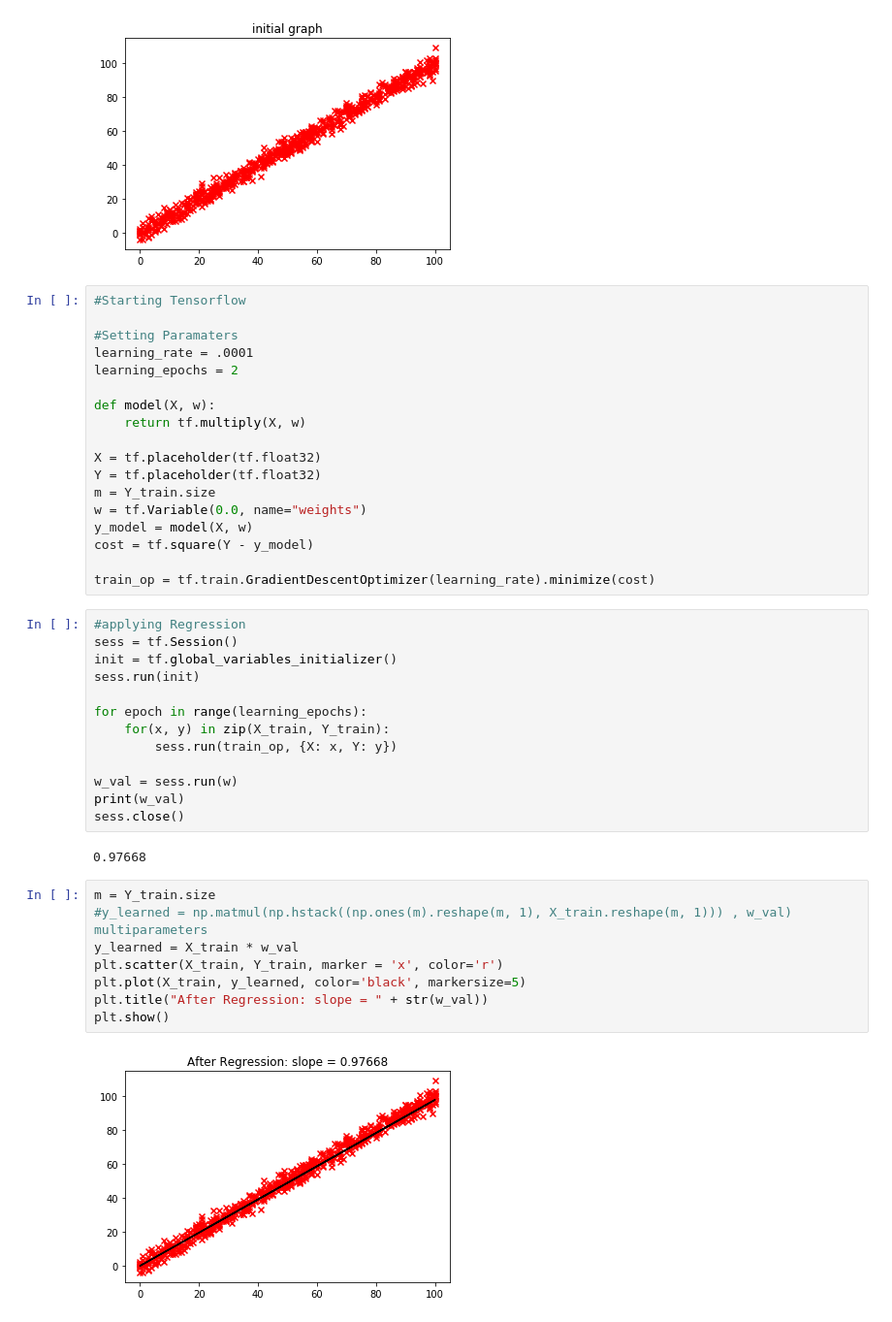
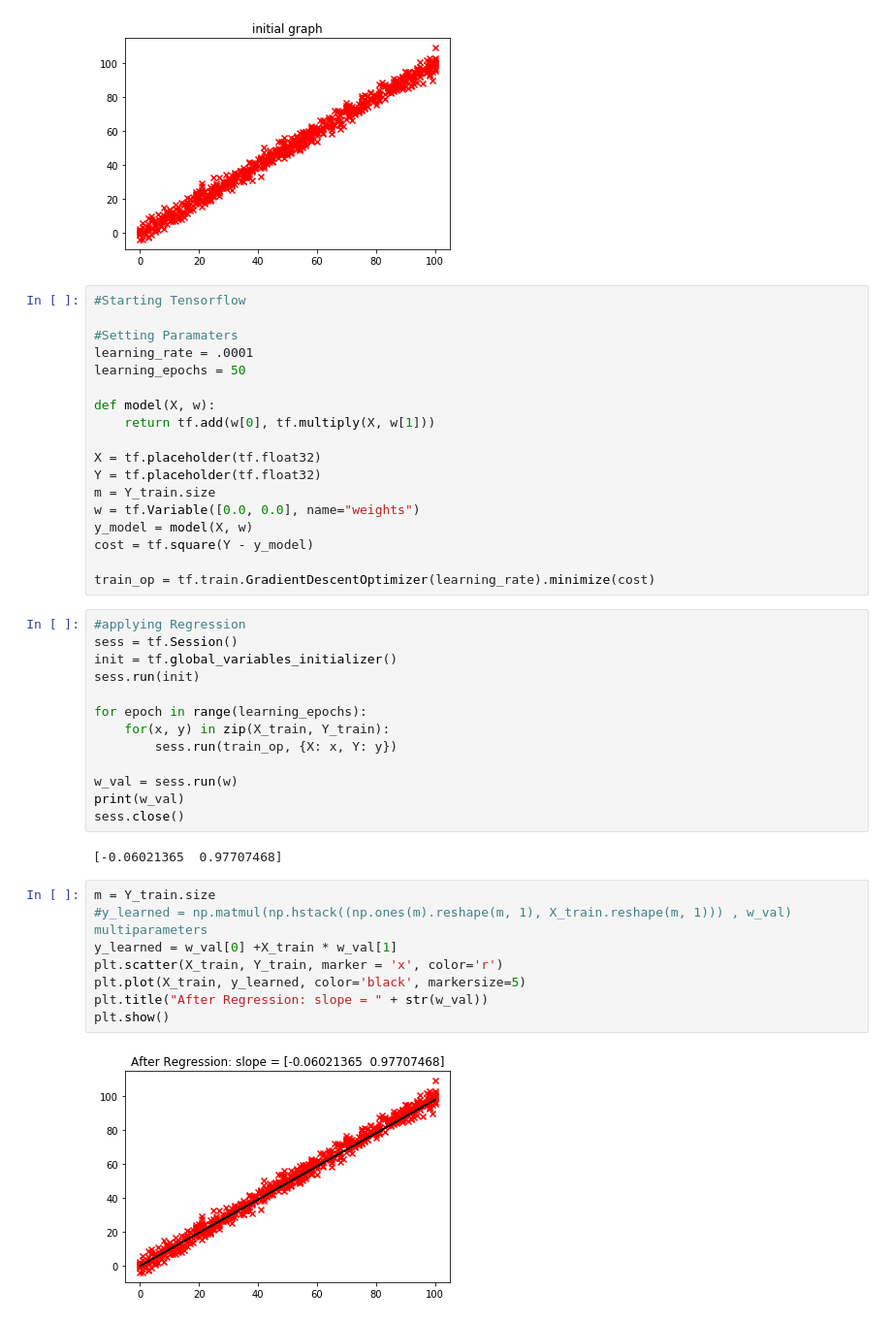
Before and after one commit to rehmanm/deep-learning, a Jupyter notebook: tensorflow-keras/Task4/random_linear_regression_nishant_shukla.ipynb, the cells around one changed output. Shown at 97% size. Cells and saved outputs as stored; diff of their text form.

```diff
--- a/tensorflow-keras/Task4/random_linear_regression_nishant_shukla.ipynb
+++ b/tensorflow-keras/Task4/random_linear_regression_nishant_shukla.ipynb
@@ -19,15 +19,15 @@ plt.show()
 
 #Setting Paramaters
 learning_rate = .0001
-learning_epochs = 2
+learning_epochs = 50
 
 def model(X, w):
-    return tf.multiply(X, w)
+    return tf.add(w[0], tf.multiply(X, w[1]))
 
 X = tf.placeholder(tf.float32)
 Y = tf.placeholder(tf.float32)
 m = Y_train.size
-w = tf.Variable(0.0, name="weights")
+w = tf.Variable([0.0, 0.0], name="weights")
 y_model = model(X, w)
 cost = tf.square(Y - y_model)
 
@@ -46,17 +46,17 @@ w_val = sess.run(w)
 print(w_val)
 sess.close()
 # %% [output]
-0.97668
+[-0.06021365  0.97707468]
 # %%
 m = Y_train.size
 #y_learned = np.matmul(np.hstack((np.ones(m).reshape(m, 1), X_train.reshape(m, 1))) , w_val) multiparameters
-y_learned = X_train * w_val
+y_learned = w_val[0] +X_train * w_val[1]
 plt.scatter(X_train, Y_train, marker = 'x', color='r')
 plt.plot(X_train, y_learned, color='black', markersize=5)
 plt.title("After Regression: slope = " + str(w_val))
 plt.show()
 # %% [output]
-[figure, old version]
+[figure, new version]
 # %%
 #Cost on test Data
 
```
Also changed, not shown: parts of 3 cells of this notebook.
